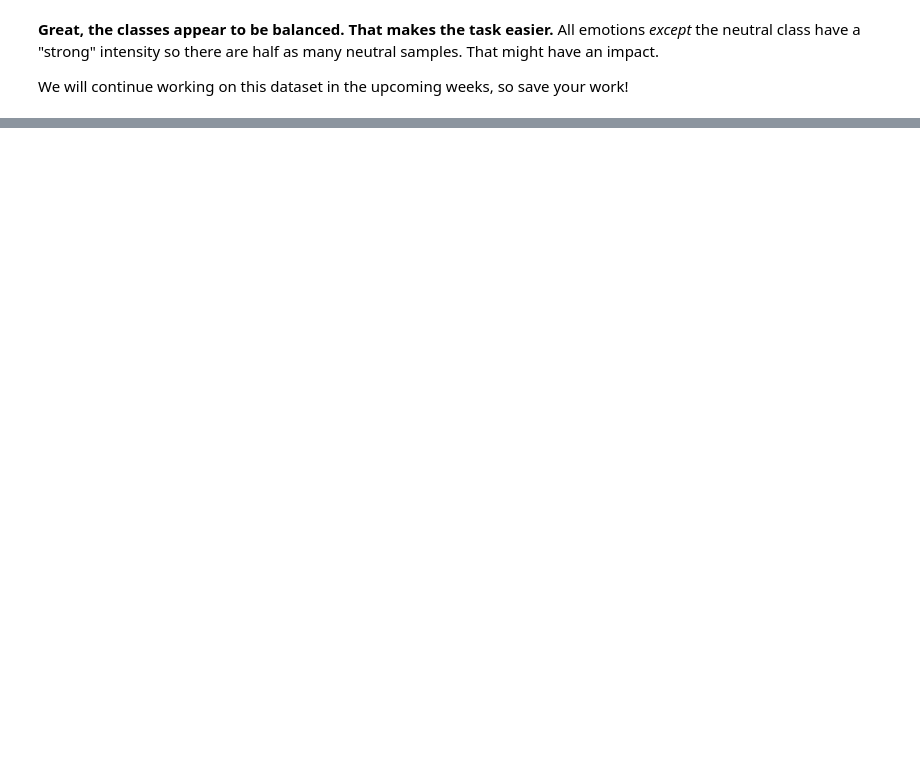
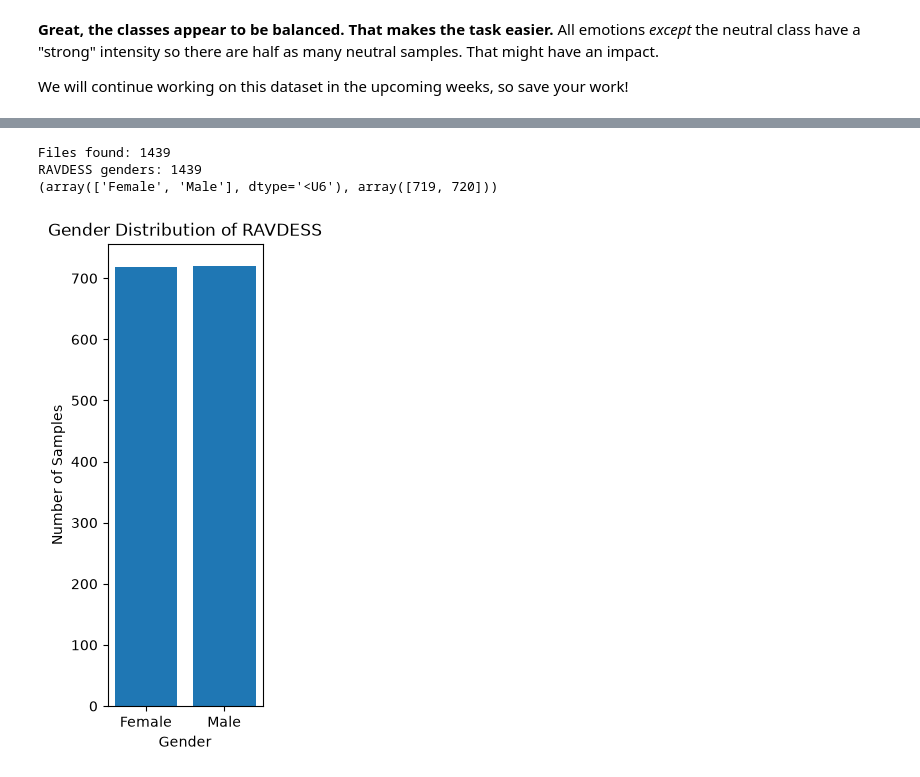
Before and after one commit to michelleuu/Week2-DataPreprocessing, a Jupyter notebook: Week 2.ipynb, the cells around one changed output, grey strips where cells are left out. Cells and saved outputs as stored; diff of their text form; code cells hidden in the pictures; blank space fills up the shorter version.

Commit message:
Assignment 2 label analysis and visualizations

```diff
--- a/Week 2.ipynb
+++ b/Week 2.ipynb
@@ -706,0 +803,47 @@ We will continue working on this dataset in the upcoming weeks, so save your wor
+# %%
+# Get gender labels from RAVDESS dataset
+genders = []
+
+ravdess_files = glob.glob("Assignment 2/Audio Data/Actor_*/*.wav")
+
+# For each file, calculate gender
+for file in ravdess_files:
+    file_name = os.path.basename(file)
+
+    actor = int(file_name.split("-")[-1].split(".")[0])
+
+    if actor % 2 == 0:
+        genders.append("Female")
+    else:
+        genders.append("Male")
+
+print("Files found:", len(ravdess_files))
+print("RAVDESS genders:", len(genders))
+print(np.unique(genders, return_counts=True))
+# %% [output]
+Files found: 1439
+RAVDESS genders: 1439
+(array(['Female', 'Male'], dtype='<U6'), array([719, 720]))
+# %%
+# Plot gender distribution onto graph
+
+plt.figure(figsize=(2,6))
+
+# get gender labels and count from array
+gender_list, count = np.unique(genders, return_counts=True)
+
+plt.bar(x=range(2), height=count)
+
+# Label graph
+plt.xticks(
+    ticks=range(2),
+    labels=gender_list,
+    fontsize=10
+)
+plt.xlabel('Gender')
+plt.ylabel('Number of Samples')
+plt.title('Gender Distribution of RAVDESS')
+
+plt.show()
+# %% [output]
+[figure, added]
```
Also changed, not shown: parts of 26 cells of this notebook.
